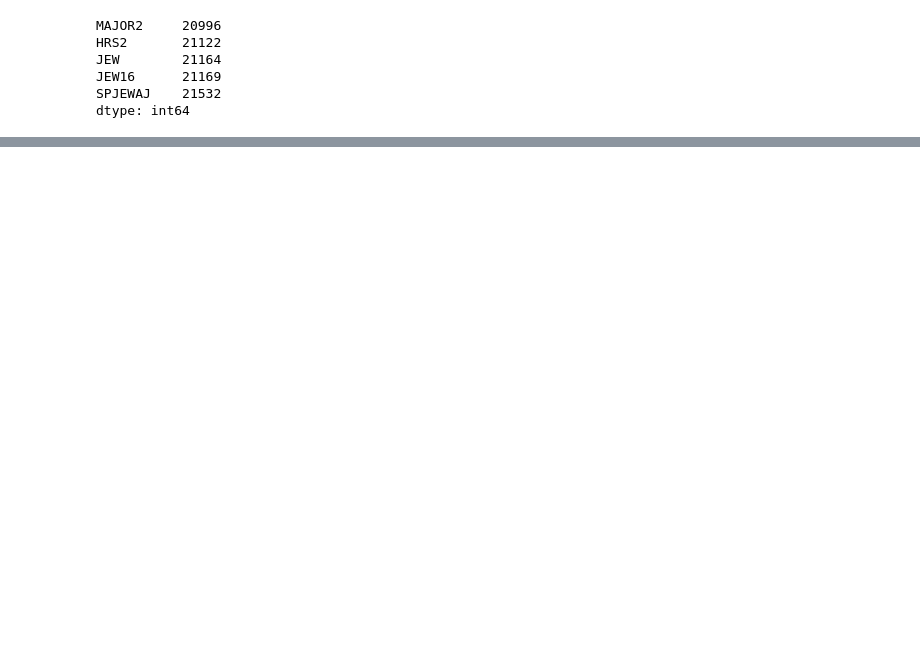
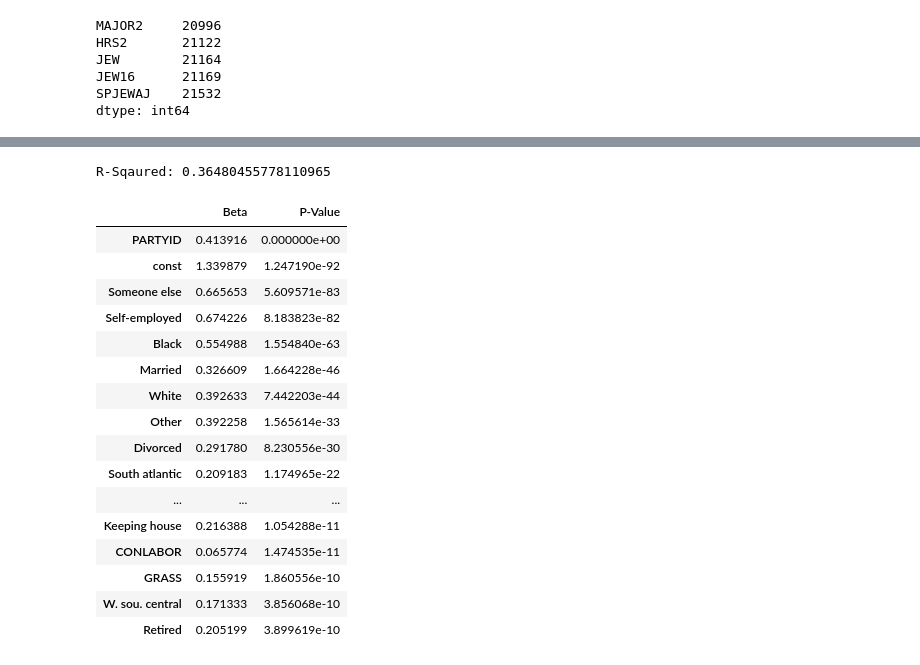
Before and after one commit to jSieber7/Voter-Analytics, a Jupyter notebook: Prelim Modeling.ipynb, the cells around one changed output, grey strips where cells are left out. Saved outputs shown, nothing was run; the diff lists cells and outputs as text; code cells hidden in the pictures; blank space fills up the shorter version.

```diff
--- a/Prelim Modeling.ipynb
+++ b/Prelim Modeling.ipynb
@@ -423,0 +454,31 @@ This may be adverse in the long-run, as we know that assuming all of those who d
+# %%
+model = sm.OLS(y,X_model)
+model = model.fit()
+# model.summary() Long Output
+print('R-Sqaured:', model.rsquared)
+# %% [output]
+R-Sqaured: 0.36480455778110965
+# %%
+model_summary = pd.DataFrame({'Beta':model.params,'P-Value':model.pvalues})
+model_summary.sort_values('P-Value', inplace=True)
+
+# The lowest 20 variables in terms of p-value.
+model_summary[model_summary['P-Value'] <= .05][:20]
+# %% [output]
+|  | Beta | P-Value |
+| PARTYID | 0.413916 | 0.000000e+00 |
+| const | 1.339879 | 1.247190e-92 |
+| Someone else | 0.665653 | 5.609571e-83 |
+| Self-employed | 0.674226 | 8.183823e-82 |
+| Black | 0.554988 | 1.554840e-63 |
+| Married | 0.326609 | 1.664228e-46 |
+| White | 0.392633 | 7.442203e-44 |
+| Other | 0.392258 | 1.565614e-33 |
+| Divorced | 0.291780 | 8.230556e-30 |
+| South atlantic | 0.209183 | 1.174965e-22 |
+| ... | ... | ... |
+| Keeping house | 0.216388 | 1.054288e-11 |
+| CONLABOR | 0.065774 | 1.474535e-11 |
+| GRASS | 0.155919 | 1.860556e-10 |
+| W. sou. central | 0.171333 | 3.856068e-10 |
+| Retired | 0.205199 | 3.899619e-10 |
```
Also changed, not shown: parts of 21 cells of this notebook.
